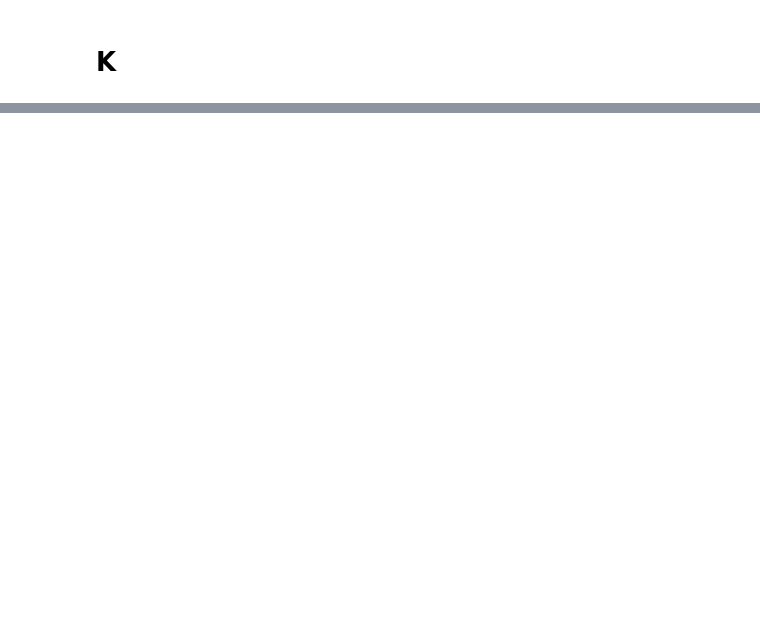
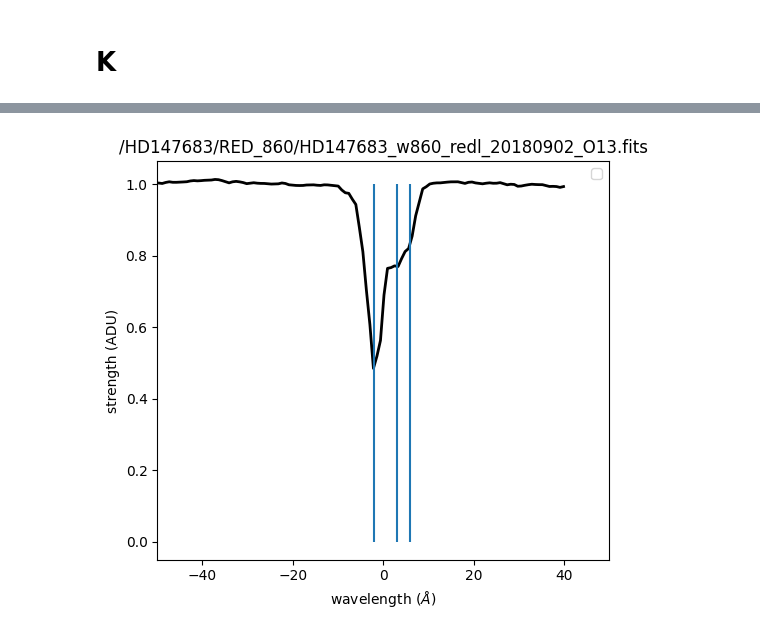
Before and after one commit to AyanS13/edibles, a Jupyter notebook: cloud_checker.ipynb, the cells around one changed output, grey strips where cells are left out. Drawn from its saved outputs; the diff is of its cells as text; code cells hidden in the pictures; blank space fills up the shorter version.

```diff
--- a/cloud_checker.ipynb
+++ b/cloud_checker.ipynb
@@ -361,0 +373,95 @@ Name: Filename, dtype: object
+# %%
+sightline = "HD 147683"
+pythia = EdiblesOracle()
+List_1 = pythia.getFilteredObsList(object=[sightline], MergedOnly=False, Wave=7698)
+test_1 = List_1.values.tolist()
+List_2 = pythia.getFilteredObsList(object=[sightline], MergedOnly=True, Wave=7698)
+test_2 = List_2.values.tolist()
+test = set(test_1) - set(test_2)
+test = list(test)
+# print(test)
+
+# filename = test[6]
+
+lambda0 = [7698.965]
+ref_wave = 7698.965
+cl_1 = -2
+cl_2 = 3
+cl_3 = 6
+# cl_4 = -36
+# cl_5 = -10
+# f = [0.005450, 0.005450]
+# gamma = [1e8,1e8]
+# b = [3.5, 3.5]
+# N = [5e13/50, 5e13]
+# map = [0, 1]
+# v_rad = 20
+# v_resolution = 3
+# B_vary = [0]
+
+l = len(test)
+rows = l//2 + 1
+
+# Create a figure and an array of subplots (3x3 grid)
+fig, axs = plt.subplots(rows, 2, figsize=(10, 5))
+
+# Flatten the 2D array of axes to easily index them in a single loop
+axs = axs.flatten()
+
+for i in range(len(test)):
+    #++++++++++++++++++++++++++++++++++++++++++++++++++++++++++++++++++++++
+    # Define the wavelength range and fetch the spectrum
+    wrange = [7697, 7700]
+
+    sp = EdiblesSpectrum(test[i])
+    sp.getSpectrum(xmin=wrange[0], xmax=wrange[1])
+    wave = sp.bary_wave
+    flux = sp.bary_flux
+
+    # Filter the spectrum within the specified wavelength range
+    idx = np.where((wave > wrange[0]) & (wave < wrange[1]))
+    wave = wave[idx]
+    flux = flux[idx]
+
+    # Normalize the flux
+    flux = flux / np.median(flux)
+    #++++++++++++++++++++++++++++++++++++++++++++++++++++++++++++++++++++++
+
+    # Plot data on the corresponding subplot
+    axs[i].plot(3*(10**5)*(wave-ref_wave)/ref_wave, flux, color='k', linewidth=2)
+    axs[i].vlines(x=cl_1, ymin=0, ymax=1)
+    axs[i].vlines(x=cl_2, ymin=0, ymax=1)
+    axs[i].vlines(x=cl_3, ymin=0, ymax=1)
+    # axs[i].vlines(x=cl_4, ymin=0, ymax=1)
+    # axs[i].vlines(x=cl_5, ymin=0.9, ymax=1)
+    # y = np.ones(len(wave))
+    # axs[i].plot(wave, y)
+    #++++++++++++++++++++++++++++++++++++++++++++++++++++++++++++++++++++++++++
+
+    # model = voigt_absorption_line_new(wavegrid=wave, f= f, lambda0=lambda0, gamma=gamma,
+    #                    b=b, B_vary=B_vary, N=N, v_rad=v_rad, v_resolution=v_resolution, map =[0,1])
+
+    # axs[i].plot(wave, model)
+
+    # Set title for each subplot
+    axs[i].set_title(str(test[i]))
+
+    # Set x and y labels for each subplot
+    axs[i].set_xlabel('wavelength ($\AA$)')
+    axs[i].set_ylabel('strength (ADU)')
+
+    axs[i].set_xlim(-50, 50)
+
+# Hide the unused subplots
+for j in range(len(test), len(axs)):
+    fig.delaxes(axs[j])
+# Adjust the layout so titles and labels fit well
+plt.tight_layout()
+plt.legend()
+# Show the plot
+plt.show()
+
+
+for i in test:
+    print(i)
+# %% [output]
@@ -361,0 +482 @@ Name: Filename, dtype: object
+[figure, added]
```
Also changed, not shown: parts of 4 cells of this notebook, 4 other files.
